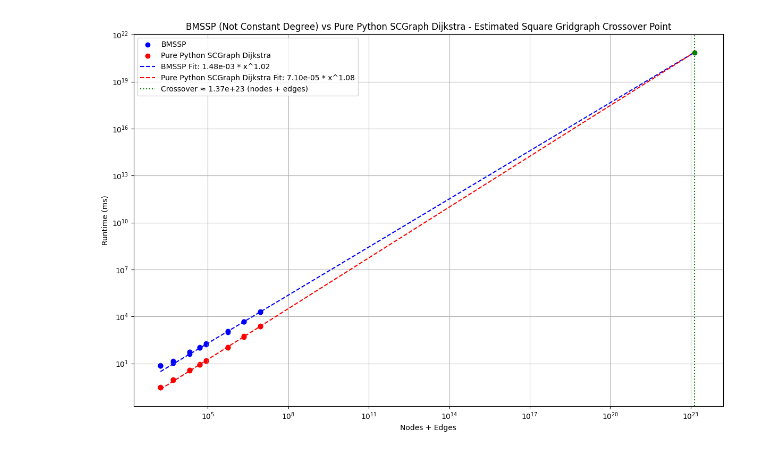
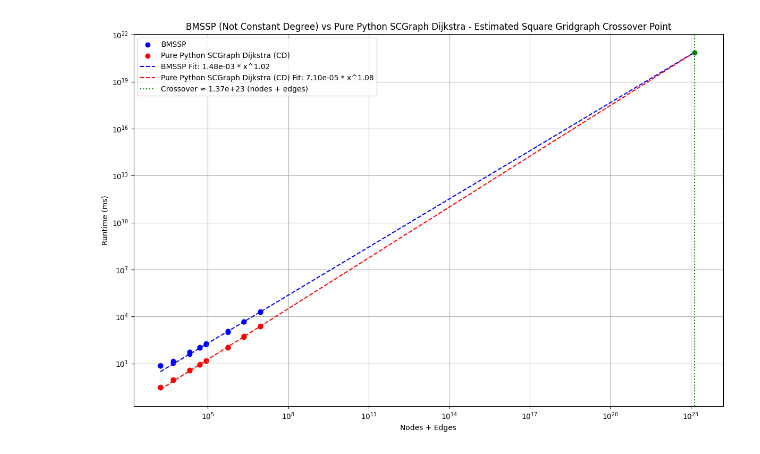
Before and after one commit to connor-makowski/bmsspy, a Jupyter notebook: benchmarking/charts.ipynb, the cells around one changed output. Cells and saved outputs as stored; diff of their text form; code cells hidden in the pictures.

```diff
--- a/benchmarking/charts.ipynb
+++ b/benchmarking/charts.ipynb
@@ -402,17 +397,17 @@ plot_with_crossover(x_vals, y_bmssp, y_purepy, a1, b1, a2, b2, x_crossover,
 # %%
 x_vals = [i['graph_nodes']+i['graph_edges'] for i in gridscale_data]
 y_bmssp = [i["bmssp_solve_time_ms"] for i in gridscale_data]
 y_purepy = [i["pure_python_sc_dijkstra_time_ms"] for i in gridscale_data]
 
 a1, b1 = fit_curve(x_vals, y_bmssp)
 a2, b2 = fit_curve(x_vals, y_purepy)
 x_crossover = find_crossover(a1, b1, a2, b2)
 
 plot_with_crossover(x_vals, y_bmssp, y_purepy, a1, b1, a2, b2, x_crossover,
     algo_1_name="BMSSP",
-    algo_2_name="Pure Python SCGraph Dijkstra",
+    algo_2_name="Pure Python SCGraph Dijkstra (CD)",
     title="BMSSP (Not Constant Degree) vs Pure Python SCGraph Dijkstra - Estimated Square Gridgraph Crossover Point",
     scale="log",
 )
 # %% [output]
-[figure, old version]
+[figure, new version]
```
Also changed, not shown: parts of 6 cells of this notebook, 2 other files.
